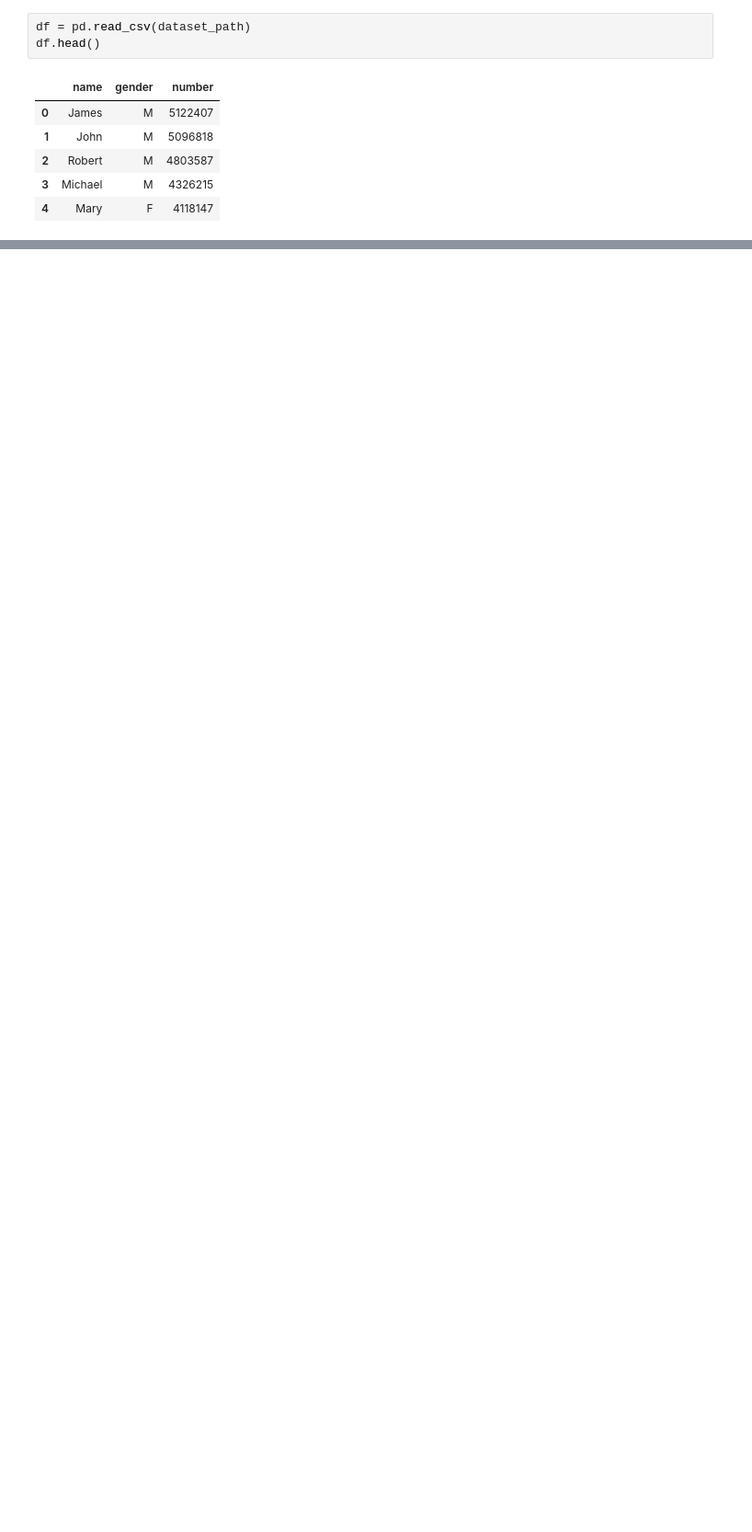
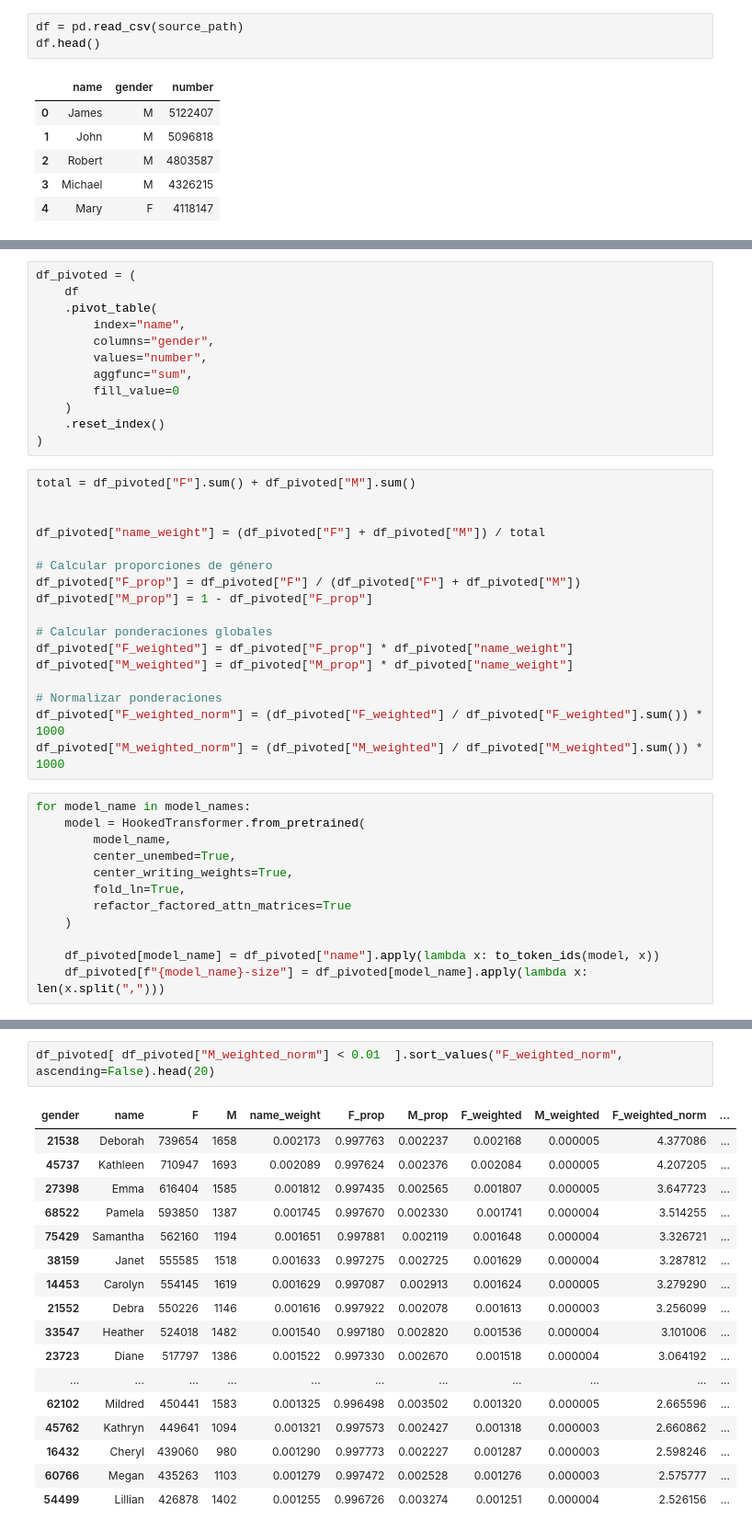
Before and after one commit to sdamians/synthetic_gender_datasets, a Jupyter notebook: notebooks/2_name_sizes.ipynb, the cells around one changed output, grey strips where cells are left out. Shown at 92% size. Saved outputs shown, nothing was run; the diff lists cells and outputs as text; blank space fills up the shorter version.

Commit message:
adding multiple token ids

```diff
--- a/notebooks/2_name_sizes.ipynb
+++ b/notebooks/2_name_sizes.ipynb
@@ -16,5 +17,5 @@ dataset_path = "../datasets/names.csv"
 # %%
-df = pd.read_csv(dataset_path)
+df = pd.read_csv(source_path)
 df.head()
 # %% [output]
 |  | name | gender | number |
@@ -40,0 +27,41 @@ df.to_csv(dataset_path, index=False)
+# %%
+df_pivoted = (
+    df
+    .pivot_table(
+        index="name",
+        columns="gender",
+        values="number",
+        aggfunc="sum",
+        fill_value=0
+    )
+    .reset_index()
+)
+# %%
+total = df_pivoted["F"].sum() + df_pivoted["M"].sum()
+
+
+df_pivoted["name_weight"] = (df_pivoted["F"] + df_pivoted["M"]) / total
+
+# Calcular proporciones de género
+df_pivoted["F_prop"] = df_pivoted["F"] / (df_pivoted["F"] + df_pivoted["M"])
+df_pivoted["M_prop"] = 1 - df_pivoted["F_prop"]
+
+# Calcular ponderaciones globales
+df_pivoted["F_weighted"] = df_pivoted["F_prop"] * df_pivoted["name_weight"]
+df_pivoted["M_weighted"] = df_pivoted["M_prop"] * df_pivoted["name_weight"]
+
+# Normalizar ponderaciones
+df_pivoted["F_weighted_norm"] = (df_pivoted["F_weighted"] / df_pivoted["F_weighted"].sum()) * 1000
+df_pivoted["M_weighted_norm"] = (df_pivoted["M_weighted"] / df_pivoted["M_weighted"].sum()) * 1000
+# %%
+for model_name in model_names:
+    model = HookedTransformer.from_pretrained(
+        model_name,
+        center_unembed=True,
+        center_writing_weights=True,
+        fold_ln=True,
+        refactor_factored_attn_matrices=True
+    )
+
+    df_pivoted[model_name] = df_pivoted["name"].apply(lambda x: to_token_ids(model, x))
+    df_pivoted[f"{model_name}-size"] = df_pivoted[model_name].apply(lambda x: len(x.split(",")))
@@ -40,0 +100,20 @@ df.to_csv(dataset_path, index=False)
+# %%
+df_pivoted[ df_pivoted["M_weighted_norm"] < 0.01  ].sort_values("F_weighted_norm", ascending=False).head(20)
+# %% [output]
+| gender | name | F | M | name_weight | F_prop | M_prop | F_weighted | M_weighted | F_weighted_norm | ... |
+| 21538 | Deborah | 739654 | 1658 | 0.002173 | 0.997763 | 0.002237 | 0.002168 | 0.000005 | 4.377086 | ... |
+| 45737 | Kathleen | 710947 | 1693 | 0.002089 | 0.997624 | 0.002376 | 0.002084 | 0.000005 | 4.207205 | ... |
+| 27398 | Emma | 616404 | 1585 | 0.001812 | 0.997435 | 0.002565 | 0.001807 | 0.000005 | 3.647723 | ... |
+| 68522 | Pamela | 593850 | 1387 | 0.001745 | 0.997670 | 0.002330 | 0.001741 | 0.000004 | 3.514255 | ... |
+| 75429 | Samantha | 562160 | 1194 | 0.001651 | 0.997881 | 0.002119 | 0.001648 | 0.000004 | 3.326721 | ... |
+| 38159 | Janet | 555585 | 1518 | 0.001633 | 0.997275 | 0.002725 | 0.001629 | 0.000004 | 3.287812 | ... |
+| 14453 | Carolyn | 554145 | 1619 | 0.001629 | 0.997087 | 0.002913 | 0.001624 | 0.000005 | 3.279290 | ... |
+| 21552 | Debra | 550226 | 1146 | 0.001616 | 0.997922 | 0.002078 | 0.001613 | 0.000003 | 3.256099 | ... |
+| 33547 | Heather | 524018 | 1482 | 0.001540 | 0.997180 | 0.002820 | 0.001536 | 0.000004 | 3.101006 | ... |
+| 23723 | Diane | 517797 | 1386 | 0.001522 | 0.997330 | 0.002670 | 0.001518 | 0.000004 | 3.064192 | ... |
+| ... | ... | ... | ... | ... | ... | ... | ... | ... | ... | ... |
+| 62102 | Mildred | 450441 | 1583 | 0.001325 | 0.996498 | 0.003502 | 0.001320 | 0.000005 | 2.665596 | ... |
+| 45762 | Kathryn | 449641 | 1094 | 0.001321 | 0.997573 | 0.002427 | 0.001318 | 0.000003 | 2.660862 | ... |
+| 16432 | Cheryl | 439060 | 980 | 0.001290 | 0.997773 | 0.002227 | 0.001287 | 0.000003 | 2.598246 | ... |
+| 60766 | Megan | 435263 | 1103 | 0.001279 | 0.997472 | 0.002528 | 0.001276 | 0.000003 | 2.575777 | ... |
+| 54499 | Lillian | 426878 | 1402 | 0.001255 | 0.996726 | 0.003274 | 0.001251 | 0.000004 | 2.526156 | ... |
```
Also changed, not shown: parts of 7 cells of this notebook.
